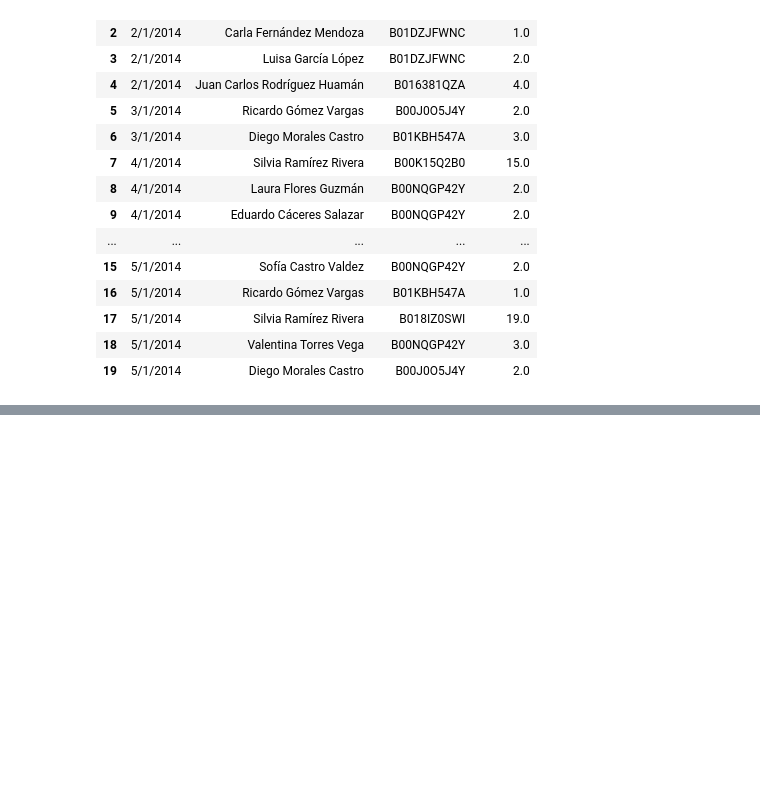
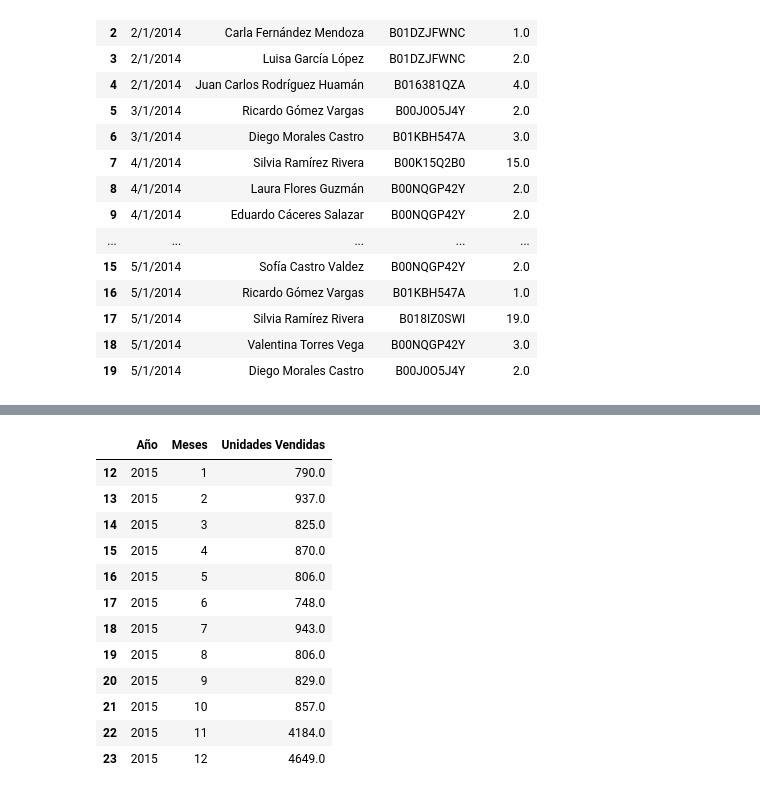
Before and after one commit to Maxterjs99/Fundamentos_Python, a Jupyter notebook: exercise_pandas.ipynb, the cells around one changed output, grey strips where cells are left out. Saved outputs shown, nothing was run; the diff lists cells and outputs as text; code cells hidden in the pictures; blank space fills up the shorter version.

```diff
--- a/exercise_pandas.ipynb
+++ b/exercise_pandas.ipynb
@@ -61,3 +99,19 @@ cellphones
+# %%
+df_plot.tail(12)
+# %% [output]
+|  | Año | Meses | Unidades Vendidas |
+| 12 | 2015 | 1 | 790.0 |
+| 13 | 2015 | 2 | 937.0 |
+| 14 | 2015 | 3 | 825.0 |
+| 15 | 2015 | 4 | 870.0 |
+| 16 | 2015 | 5 | 806.0 |
+| 17 | 2015 | 6 | 748.0 |
+| 18 | 2015 | 7 | 943.0 |
+| 19 | 2015 | 8 | 806.0 |
+| 20 | 2015 | 9 | 829.0 |
+| 21 | 2015 | 10 | 857.0 |
+| 22 | 2015 | 11 | 4184.0 |
+| 23 | 2015 | 12 | 4649.0 |
 # %%
 import matplotlib.pyplot as plt
 
```
Also changed, not shown: parts of 6 cells of this notebook.
